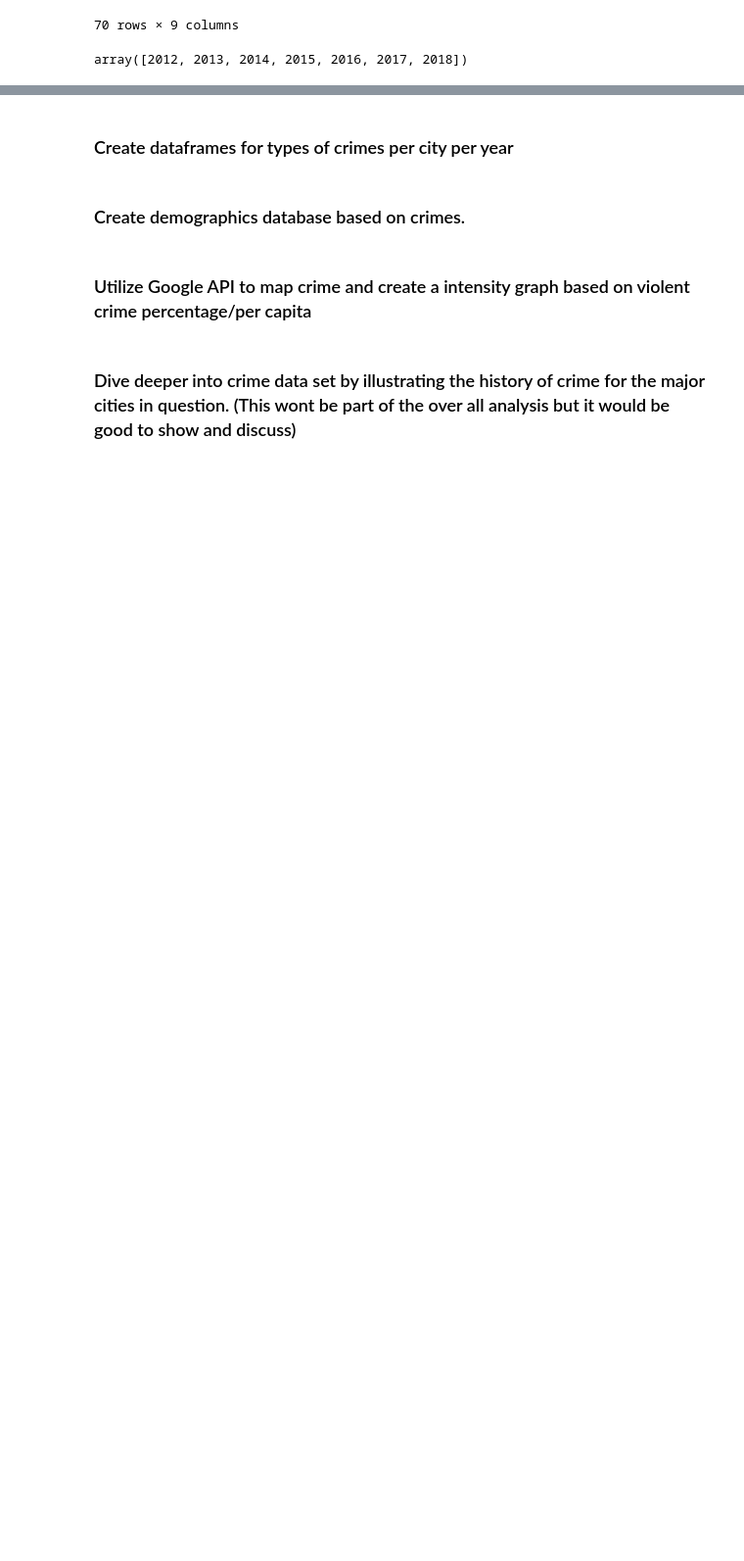
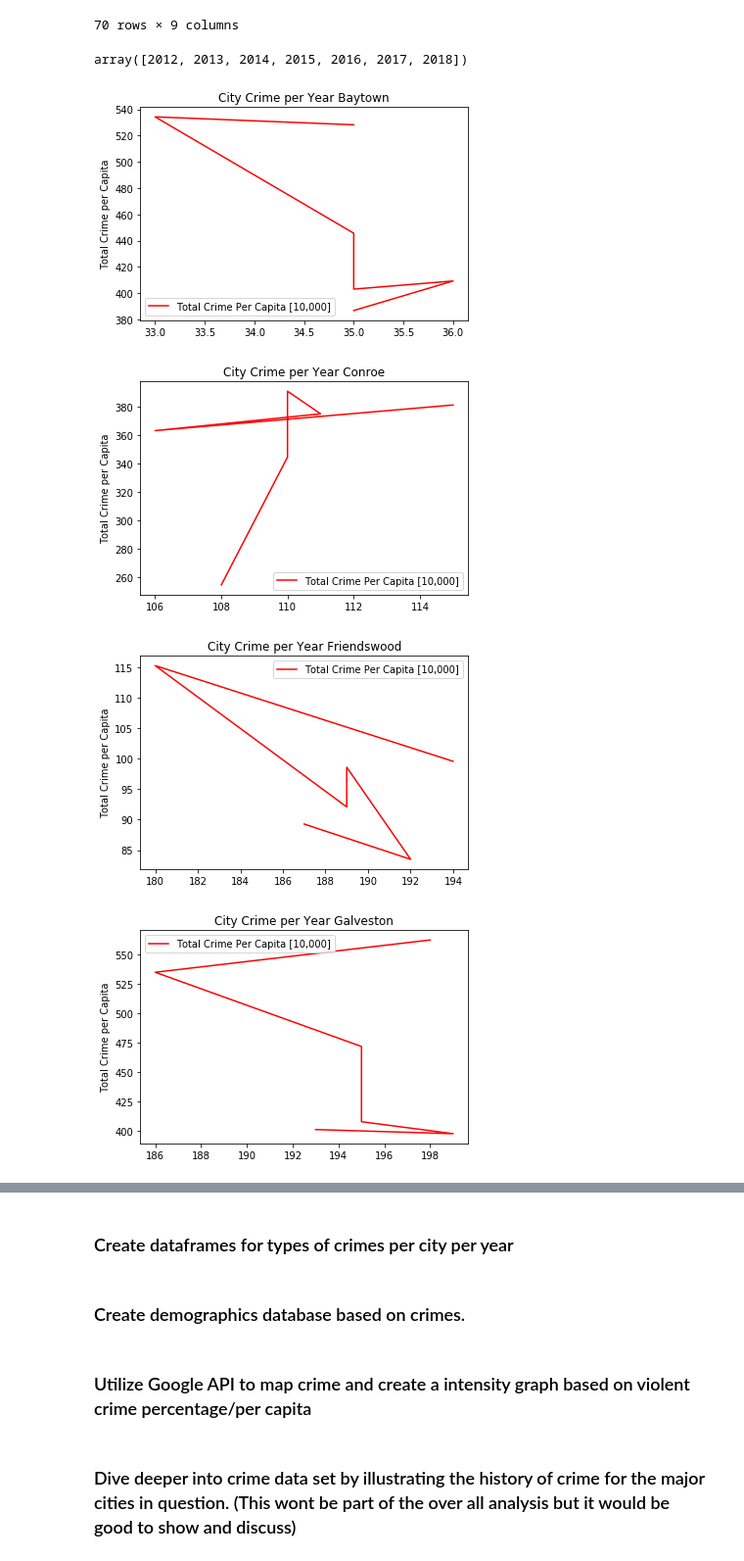
Before and after one commit to andresocorro/project_1, a Jupyter notebook: src_files/CrimeData.ipynb, the cells around one changed output, grey strips where cells are left out. Shown at 98% size. Saved outputs shown, nothing was run; the diff lists cells and outputs as text; code cells hidden in the pictures; blank space fills up the shorter version.

Commit message:
Created graphs for crimes, graphs have issues.

```diff
--- a/src_files/CrimeData.ipynb
+++ b/src_files/CrimeData.ipynb
@@ -200,3 +206,11 @@ array([2012, 2013, 2014, 2015, 2016, 2017, 2018])
 # %%
 for city in city_list:
     y_axis = crime_graph_df[['Total Crime Per Capita [10,000]']].loc[crime_graph_df['City'] == city]
+    chart = y_axis.plot(color='red')
+    chart.set_ylabel('Total Crime per Capita')
+    chart.set_title(f'City Crime per Year {city}')
+# %% [output]
+[figure, added]
+[figure, added]
+[figure, added]
+[figure, added]
```
Also changed, not shown: parts of 5 cells of this notebook, 2 other files.
